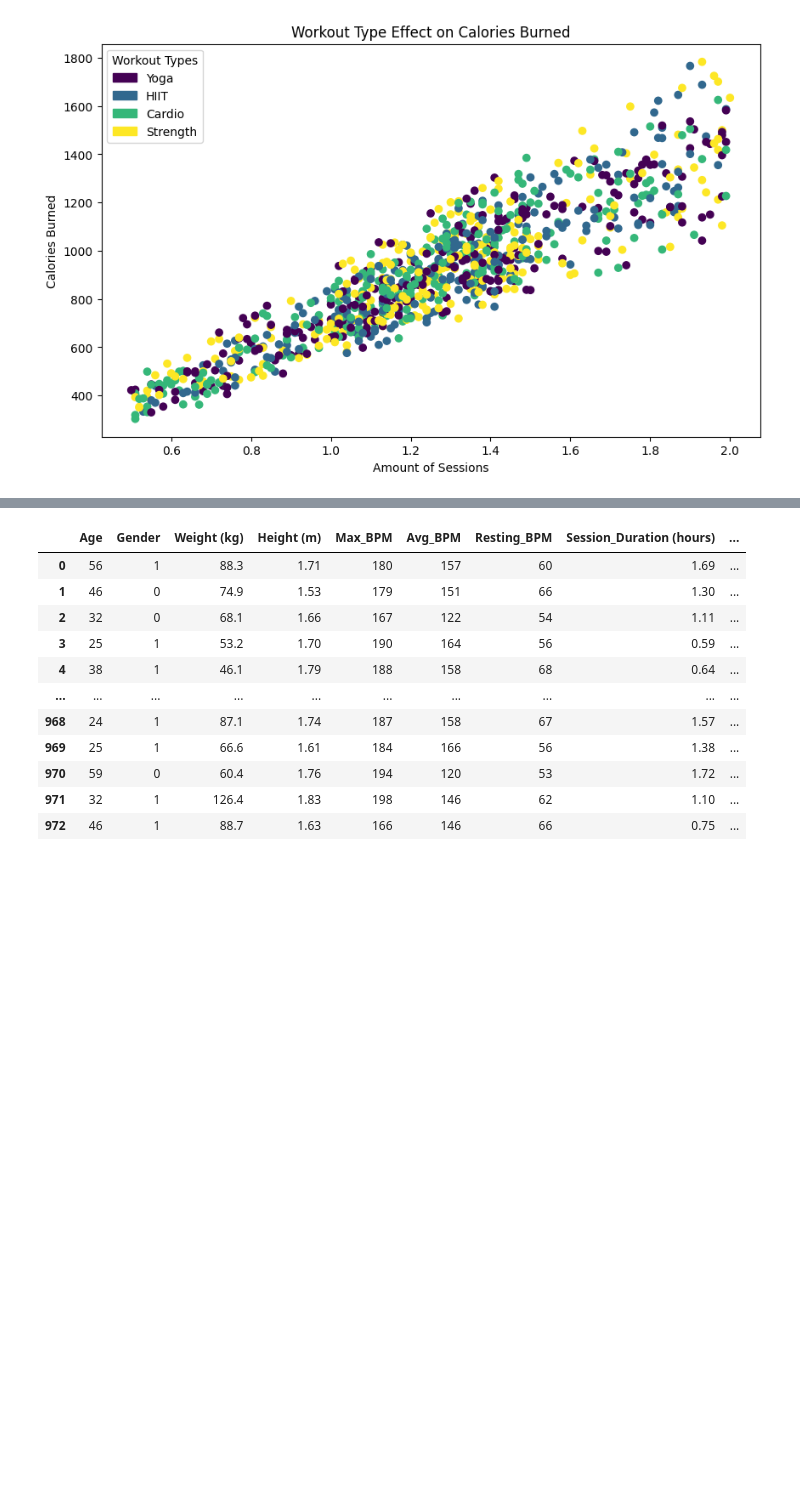
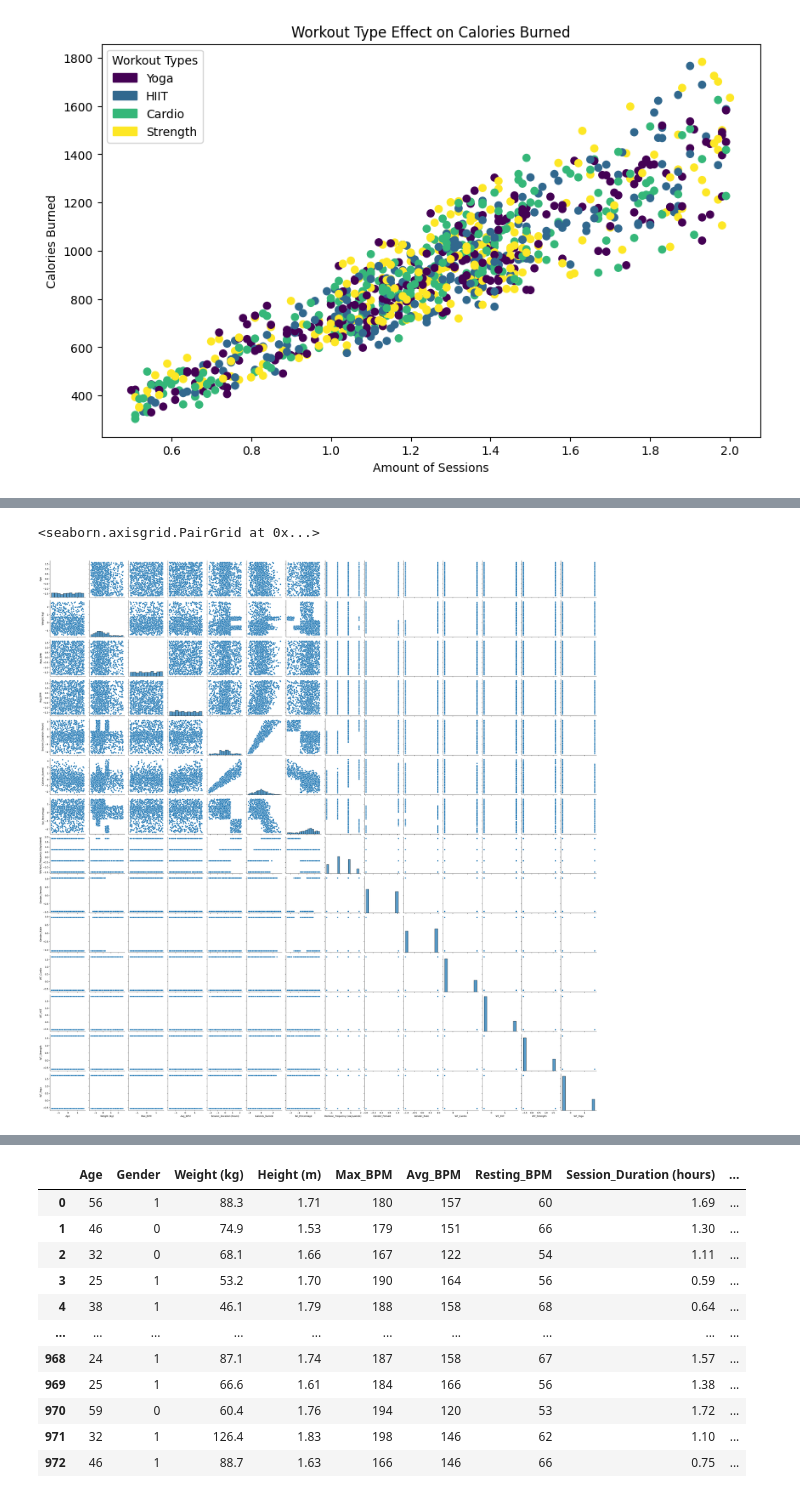
Before and after one commit to HenryGunadi/simple_linear_regression, a Jupyter notebook: main.ipynb, the cells around one changed output, grey strips where cells are left out. Cells and saved outputs as stored; diff of their text form; code cells hidden in the pictures; blank space fills up the shorter version.

```diff
--- a/main.ipynb
+++ b/main.ipynb
@@ -312,0 +264,5 @@ sns.pairplot(new_df)
+# %%
+# store the columns
+columns = new_df_2.columns.tolist()
+print(columns)
+print(type(columns))
@@ -312,0 +274,6 @@ sns.pairplot(new_df)
+# %%
+scaler = StandardScaler()
+new_df_2 = scaler.fit_transform(new_df_2)
+
+# note that here the df got converted to numpy array after being applied standardization
+print(type(new_df_2))
@@ -312,0 +282,6 @@ sns.pairplot(new_df)
+# %%
+# convert back to dataframe
+new_df_2 = pd.DataFrame(new_df_2, columns=columns)
+
+# as you can see here our mean and std(standard deviation becomes 1 which means there are no variables or features that are dominating to other features in scale)
+new_df_2.describe().round(2)
@@ -312,0 +298,7 @@ sns.pairplot(new_df)
+# %%
+# visualize our data using pairplot from seaborn
+# as we can see here the range changes to the min and max after getting standardized
+sns.pairplot(new_df_2)
+# %% [output]
+<seaborn.axisgrid.PairGrid at 0x...>
+[figure, added]
```
Also changed, not shown: parts of 18 cells of this notebook.
